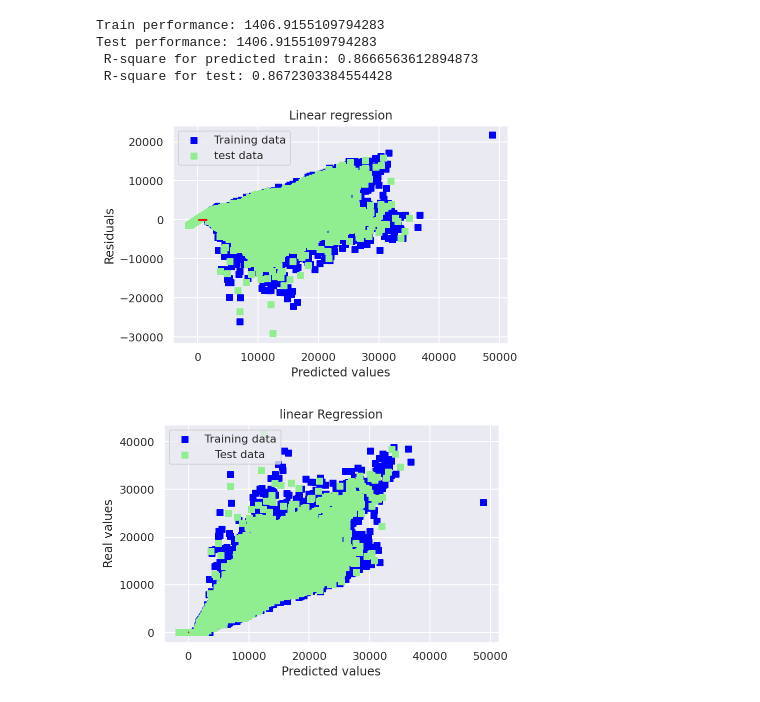
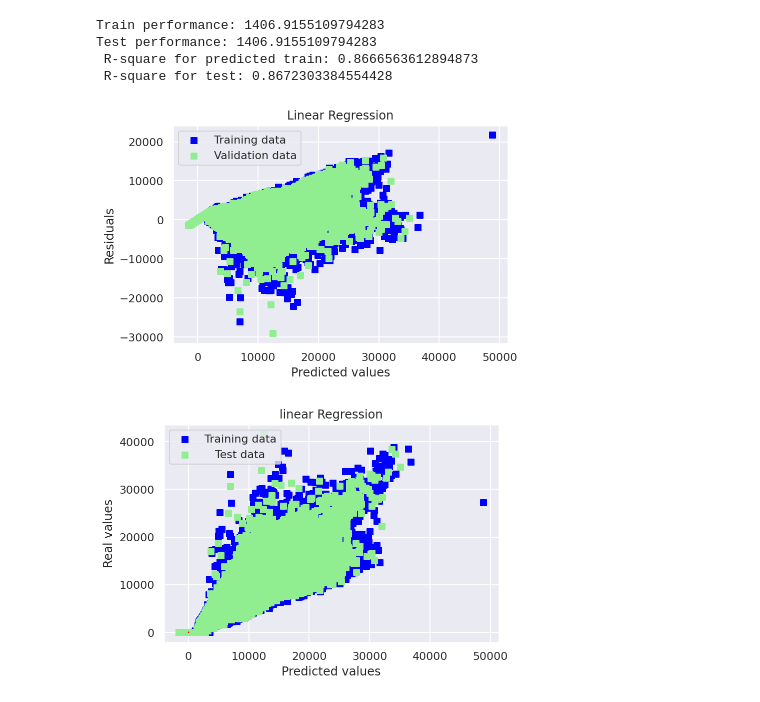
Before and after one commit to sanjayyanadi/Supervised_Regression_Model, a Jupyter notebook: Rossmann_Sales_Prediction_Capstone_Project.ipynb, the cells around one changed output. Drawn from its saved outputs; the diff is of its cells as text; code cells hidden in the pictures.

```diff
--- a/Rossmann_Sales_Prediction_Capstone_Project.ipynb
+++ b/Rossmann_Sales_Prediction_Capstone_Project.ipynb
@@ -526,17 +544,15 @@ Test performance: 1406.9155109794283
  R-square for test: 0.8672303384554428
 # %%
 # Plot residuals
-plt.hlines(y = 5, xmin = 1558.555, xmax = 13.5, color = "red")
 plt.scatter(y_pred_train, y_pred_train - y_train, c = "blue", marker = "s", label = "Training data")
-plt.scatter(y_pred, y_pred - y_test, c = "lightgreen", marker = "s", label = "test data")
-plt.title("Linear regression")
+plt.scatter(y_pred, y_pred - y_test, c = "lightgreen", marker = "s", label = "Validation data")
+plt.title("Linear Regression")
 plt.xlabel("Predicted values")
 plt.ylabel("Residuals")
 plt.legend(loc = "upper left")
-
 plt.show()
 # %% [output]
-[figure, old version]
+[figure, new version]
 # %%
 # Plot predictions
 plt.scatter(y_pred_train, y_train, c = "blue", marker = "s", label = "Training data")
```
Also changed, not shown: parts of 18 cells of this notebook.
